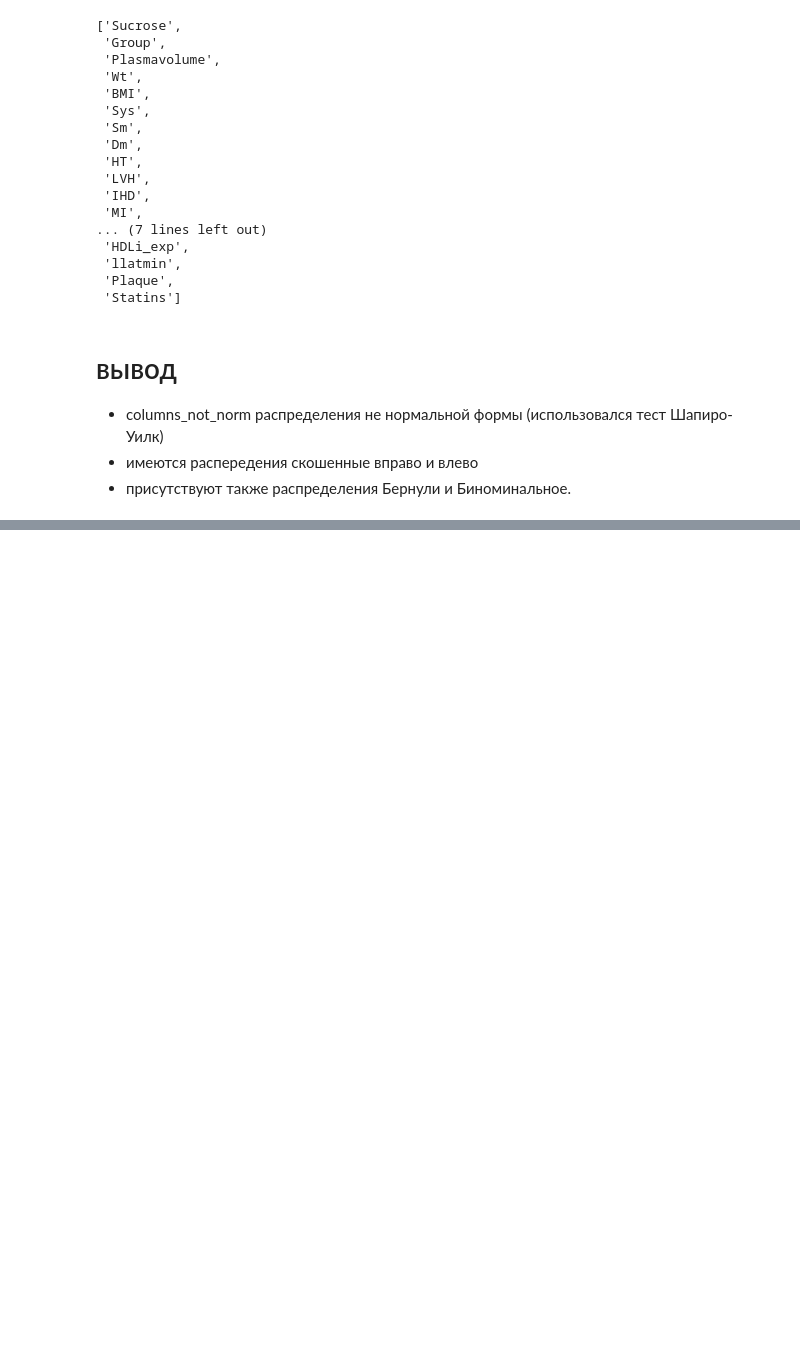
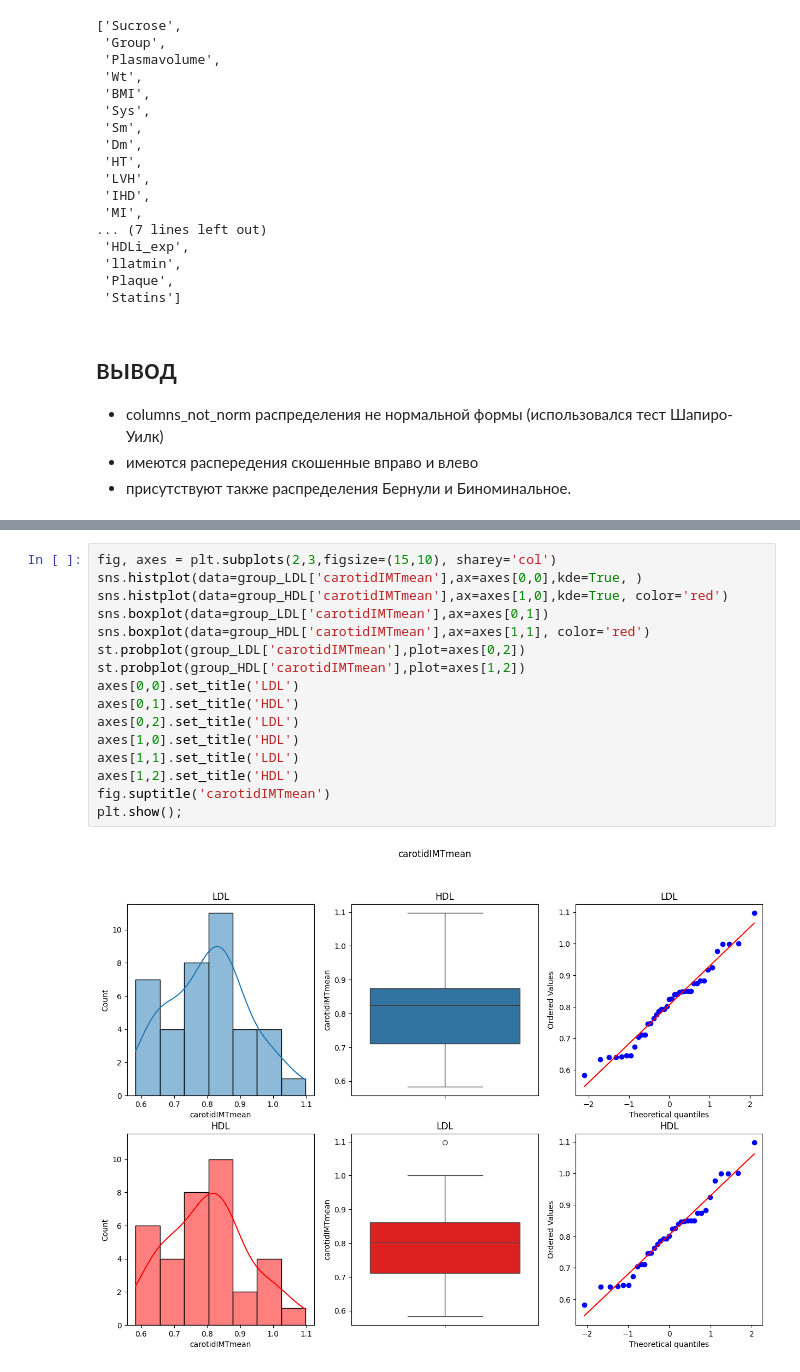
Before and after one commit to Alexandertsvet/biostat, a Jupyter notebook: applied_statistics/research_planning.ipynb, the cells around one changed output, grey strips where cells are left out. Cells and saved outputs as stored; diff of their text form; blank space fills up the shorter version.

```diff
--- a/applied_statistics/research_planning.ipynb
+++ b/applied_statistics/research_planning.ipynb
@@ -284,0 +410,18 @@ columns_not_norm
+# %%
+fig, axes = plt.subplots(2,3,figsize=(15,10), sharey='col')
+sns.histplot(data=group_LDL['carotidIMTmean'],ax=axes[0,0],kde=True, )
+sns.histplot(data=group_HDL['carotidIMTmean'],ax=axes[1,0],kde=True, color='red')
+sns.boxplot(data=group_LDL['carotidIMTmean'],ax=axes[0,1])
+sns.boxplot(data=group_HDL['carotidIMTmean'],ax=axes[1,1], color='red')
+st.probplot(group_LDL['carotidIMTmean'],plot=axes[0,2])
+st.probplot(group_HDL['carotidIMTmean'],plot=axes[1,2])
+axes[0,0].set_title('LDL')
+axes[0,1].set_title('HDL')
+axes[0,2].set_title('LDL')
+axes[1,0].set_title('HDL')
+axes[1,1].set_title('LDL')
+axes[1,2].set_title('HDL')
+fig.suptitle('carotidIMTmean')
+plt.show();
+# %% [output]
+[figure, added]
```
Also changed, not shown: parts of 14 cells of this notebook.
